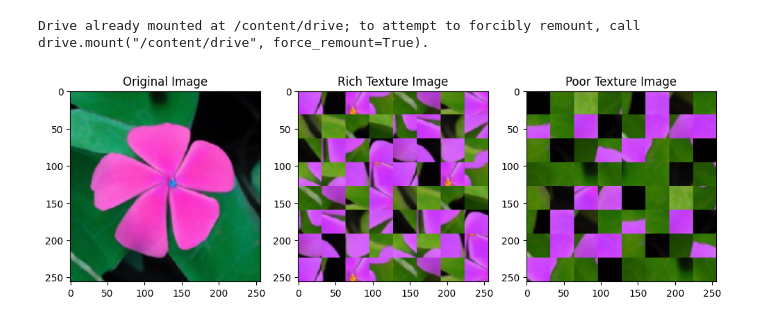
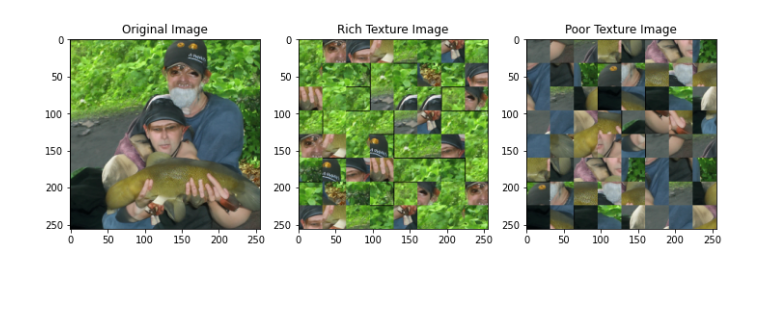
Before and after one commit to KostaKat/SentryAI, a Jupyter notebook: feature_extraction.ipynb, the cells around one changed output. Saved outputs shown, nothing was run; the diff lists cells and outputs as text; code cells hidden in the pictures; blank space fills up the shorter version.

```diff
--- a/feature_extraction.ipynb
+++ b/feature_extraction.ipynb
@@ -1,8 +1,3 @@
-# %%
-from google.colab import drive
-drive.mount('/content/drive')
-# %% [output]
-Drive already mounted at /content/drive; to attempt to forcibly remount, call drive.mount("/content/drive", force_remount=True).
 # %%
 import numpy as np
 import cv2
@@ -83,20 +118,22 @@ def smash_n_reconstruct(input_path, coloured=True):
 
     return rich_texture, poor_texture
 # %%
-img_path = "/img1.jpeg"
-img = cv2.imread(img_path, cv2.IMREAD_COLOR)
-rich_texture_img, poor_texture_img = smash_n_reconstruct(input_path= img_path)
+from PIL import Image
+img_path = "/mnt/c/Users/kosta/Downloads/Screenshot 2024-04-28 002208.png"
+img = Image.open(img_path).convert('RGB')  # Convert to grayscale
+
+rich_texture_img, poor_texture_img = smash_n_reconstruct( img)
 
 plt.figure(figsize=(12, 6))
 plt.subplot(1, 3, 1)
 plt.imshow(img, cmap='gray')
 plt.title('Original Image')
 plt.subplot(1, 3, 2)
 plt.imshow(rich_texture_img, cmap='gray')
 plt.title('Rich Texture Image')
 plt.subplot(1, 3, 3)
 plt.imshow(poor_texture_img, cmap='gray')
 plt.title('Poor Texture Image')
 plt.show()
 # %% [output]
-[figure, old version]
+[figure, new version]
```
Also changed, not shown: parts of 5 cells of this notebook, 5 other files.
